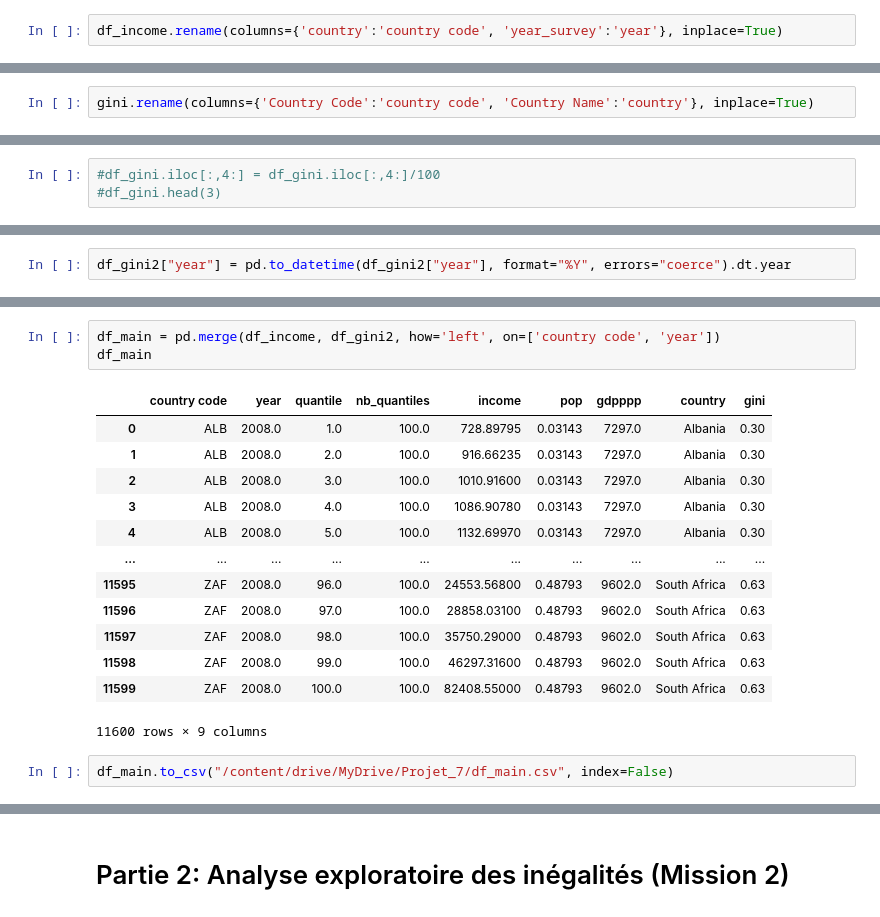
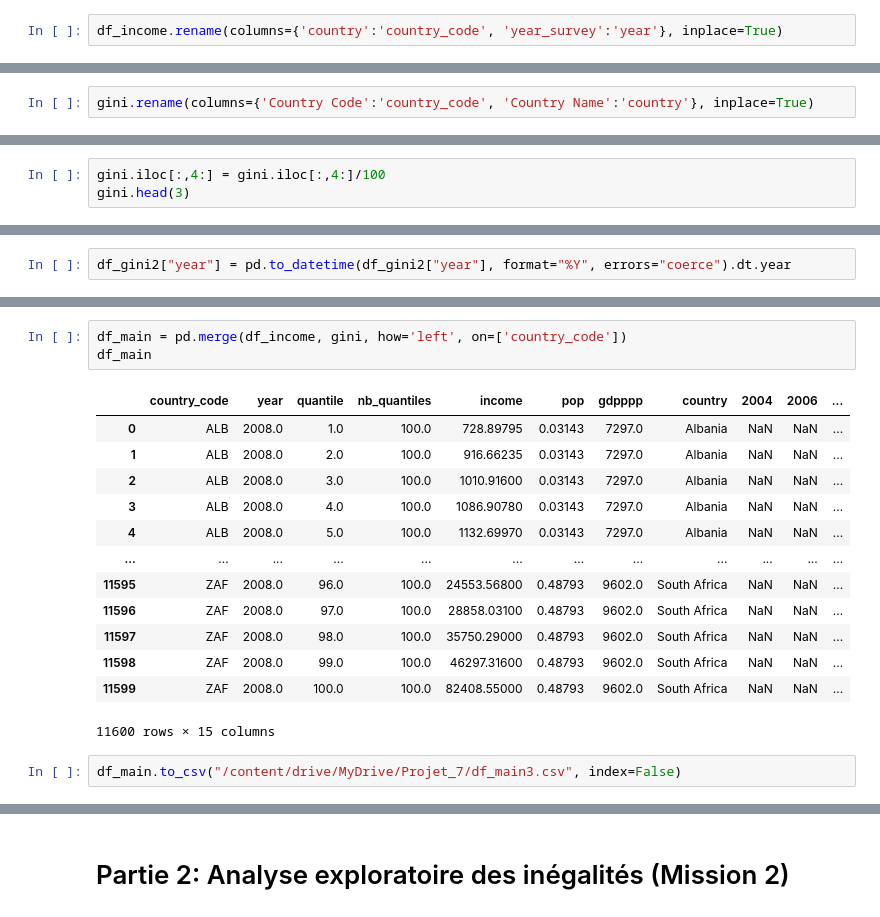
Before and after one commit to dinaglamshowroom/projet-data_oc, a Jupyter notebook: Projet_7.ipynb, the cells around one changed output, grey strips where cells are left out. Saved outputs shown, nothing was run; the diff lists cells and outputs as text.

```diff
--- a/Projet_7.ipynb
+++ b/Projet_7.ipynb
@@ -612,4 +635,4 @@ df_income[(df_income["country"] == "LTU") & (df_income["quantile"].between(38, 4
 | 6243 | LTU | 2008.0 | 44.0 | 100.0 | 5006.78600 | 0.0336 | 17571.0 |
 | 6244 | LTU | 2008.0 | 45.0 | 100.0 | 5028.54440 | 0.0336 | 17571.0 |
 # %%
-df_income.rename(columns={'country':'country code', 'year_survey':'year'}, inplace=True)
+df_income.rename(columns={'country':'country_code', 'year_survey':'year'}, inplace=True)
@@ -639,6 +678,6 @@ memory usage: 23.4+ KB
 # %%
 gini=df_gini.copy()
 # %%
-gini.rename(columns={'Country Code':'country code', 'Country Name':'country'}, inplace=True)
+gini.rename(columns={'Country Code':'country_code', 'Country Name':'country'}, inplace=True)
 # %%
 gini.drop(columns=['Series Name','Series Code',], inplace=True)
@@ -645,5 +705,5 @@ gini.drop(columns=['Series Name','Series Code',], inplace=True)
 # %%
 gini.rename(columns={'2004 [YR2004]':'2004', '2006 [YR2006]':'2006', '2007 [YR2007]':'2007', '2008 [YR2008]':'2008', '2009 [YR2009]':'2009', '2010 [YR2010]':'2010', '2011 [YR2011]':'2011'}, inplace=True)
 # %%
-#df_gini.iloc[:,4:] = df_gini.iloc[:,4:]/100
-#df_gini.head(3)
+gini.iloc[:,4:] = gini.iloc[:,4:]/100
+gini.head(3)
@@ -694,19 +766,19 @@ df_gini2
 # %%
-df_main = pd.merge(df_income, df_gini2, how='left', on=['country code', 'year'])
+df_main = pd.merge(df_income, gini, how='left', on=['country_code'])
 df_main
 # %% [output]
-|  | country code | year | quantile | nb_quantiles | income | pop | gdpppp | country | gini |
-| 0 | ALB | 2008.0 | 1.0 | 100.0 | 728.89795 | 0.03143 | 7297.0 | Albania | 0.30 |
-| 1 | ALB | 2008.0 | 2.0 | 100.0 | 916.66235 | 0.03143 | 7297.0 | Albania | 0.30 |
-| 2 | ALB | 2008.0 | 3.0 | 100.0 | 1010.91600 | 0.03143 | 7297.0 | Albania | 0.30 |
-| 3 | ALB | 2008.0 | 4.0 | 100.0 | 1086.90780 | 0.03143 | 7297.0 | Albania | 0.30 |
-| 4 | ALB | 2008.0 | 5.0 | 100.0 | 1132.69970 | 0.03143 | 7297.0 | Albania | 0.30 |
-| ... | ... | ... | ... | ... | ... | ... | ... | ... | ... |
-| 11595 | ZAF | 2008.0 | 96.0 | 100.0 | 24553.56800 | 0.48793 | 9602.0 | South Africa | 0.63 |
-| 11596 | ZAF | 2008.0 | 97.0 | 100.0 | 28858.03100 | 0.48793 | 9602.0 | South Africa | 0.63 |
-| 11597 | ZAF | 2008.0 | 98.0 | 100.0 | 35750.29000 | 0.48793 | 9602.0 | South Africa | 0.63 |
-| 11598 | ZAF | 2008.0 | 99.0 | 100.0 | 46297.31600 | 0.48793 | 9602.0 | South Africa | 0.63 |
-| 11599 | ZAF | 2008.0 | 100.0 | 100.0 | 82408.55000 | 0.48793 | 9602.0 | South Africa | 0.63 |
+|  | country_code | year | quantile | nb_quantiles | income | pop | gdpppp | country | 2004 | 2006 | ... |
+| 0 | ALB | 2008.0 | 1.0 | 100.0 | 728.89795 | 0.03143 | 7297.0 | Albania | NaN | NaN | ... |
+| 1 | ALB | 2008.0 | 2.0 | 100.0 | 916.66235 | 0.03143 | 7297.0 | Albania | NaN | NaN | ... |
+| 2 | ALB | 2008.0 | 3.0 | 100.0 | 1010.91600 | 0.03143 | 7297.0 | Albania | NaN | NaN | ... |
+| 3 | ALB | 2008.0 | 4.0 | 100.0 | 1086.90780 | 0.03143 | 7297.0 | Albania | NaN | NaN | ... |
+| 4 | ALB | 2008.0 | 5.0 | 100.0 | 1132.69970 | 0.03143 | 7297.0 | Albania | NaN | NaN | ... |
+| ... | ... | ... | ... | ... | ... | ... | ... | ... | ... | ... | ... |
+| 11595 | ZAF | 2008.0 | 96.0 | 100.0 | 24553.56800 | 0.48793 | 9602.0 | South Africa | NaN | NaN | ... |
+| 11596 | ZAF | 2008.0 | 97.0 | 100.0 | 28858.03100 | 0.48793 | 9602.0 | South Africa | NaN | NaN | ... |
+| 11597 | ZAF | 2008.0 | 98.0 | 100.0 | 35750.29000 | 0.48793 | 9602.0 | South Africa | NaN | NaN | ... |
+| 11598 | ZAF | 2008.0 | 99.0 | 100.0 | 46297.31600 | 0.48793 | 9602.0 | South Africa | NaN | NaN | ... |
+| 11599 | ZAF | 2008.0 | 100.0 | 100.0 | 82408.55000 | 0.48793 | 9602.0 | South Africa | NaN | NaN | ... |
-11600 rows × 9 columns
+11600 rows × 15 columns
 # %%
-df_main.to_csv("/content/drive/MyDrive/Projet_7/df_main.csv", index=False)
+df_main.to_csv("/content/drive/MyDrive/Projet_7/df_main3.csv", index=False)
```
Also changed, not shown: parts of 159 cells of this notebook.
